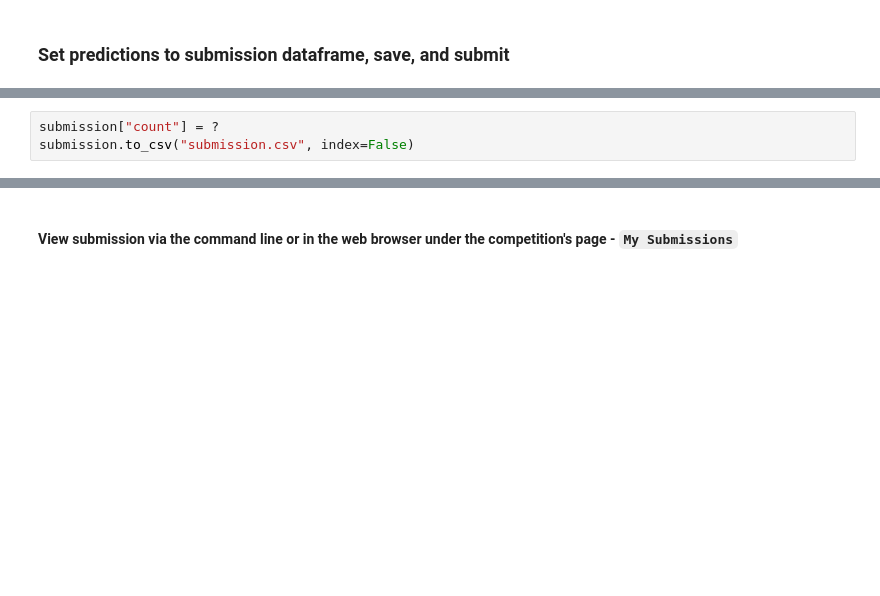
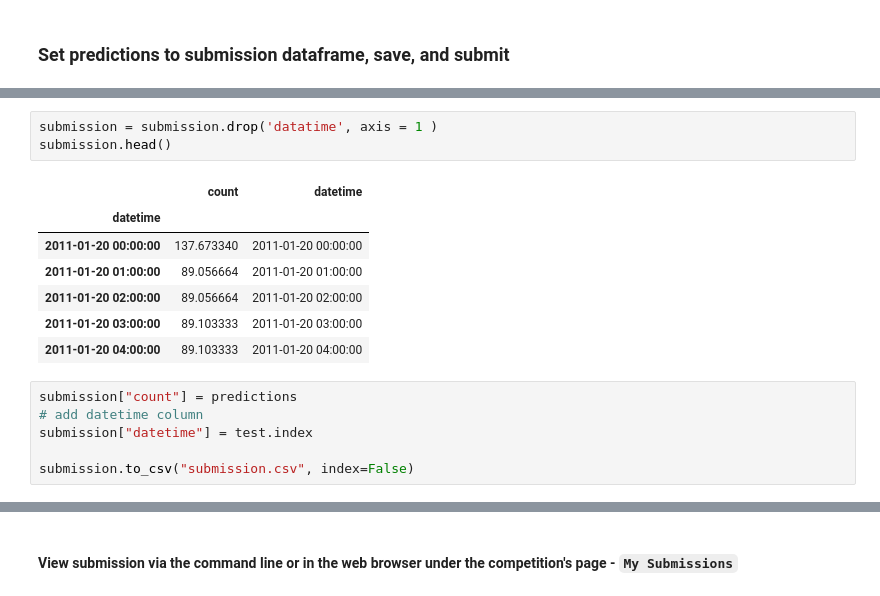
Before and after one commit to schalafi/Predict-Bike-Sharing-Demand-with-Machine-Learning, a Jupyter notebook: project/project-template.ipynb, the cells around one changed output, grey strips where cells are left out. Drawn from its saved outputs; the diff is of its cells as text; blank space fills up the shorter version.

```diff
--- a/project/project-template.ipynb
+++ b/project/project-template.ipynb
@@ -421,5 +457,19 @@ predictions.
+# %%
+submission = submission.drop('datatime', axis = 1 )
+submission.head()
+# %% [output]
+|  | count | datetime |
+| datetime |  |  |
+| 2011-01-20 00:00:00 | 137.673340 | 2011-01-20 00:00:00 |
+| 2011-01-20 01:00:00 | 89.056664 | 2011-01-20 01:00:00 |
+| 2011-01-20 02:00:00 | 89.056664 | 2011-01-20 02:00:00 |
+| 2011-01-20 03:00:00 | 89.103333 | 2011-01-20 03:00:00 |
+| 2011-01-20 04:00:00 | 89.103333 | 2011-01-20 04:00:00 |
 # %%
-submission["count"] = ?
+submission["count"] = predictions
+# add datetime column
+submission["datetime"] = test.index
+
 submission.to_csv("submission.csv", index=False)
 # %%
 !kaggle competitions submit -c bike-sharing-demand -f submission.csv -m "first raw submission"
```
Also changed, not shown: parts of 23 cells of this notebook.
